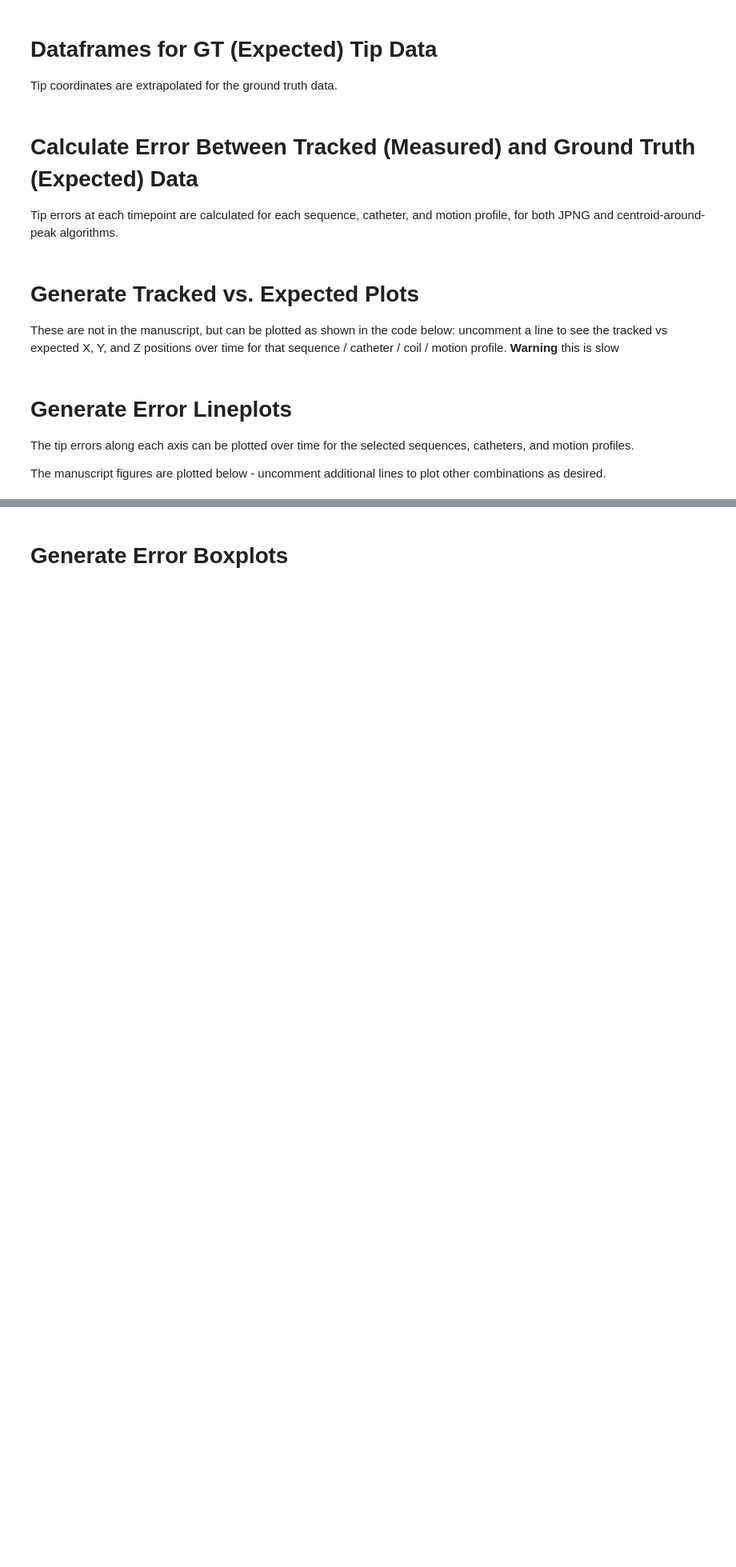
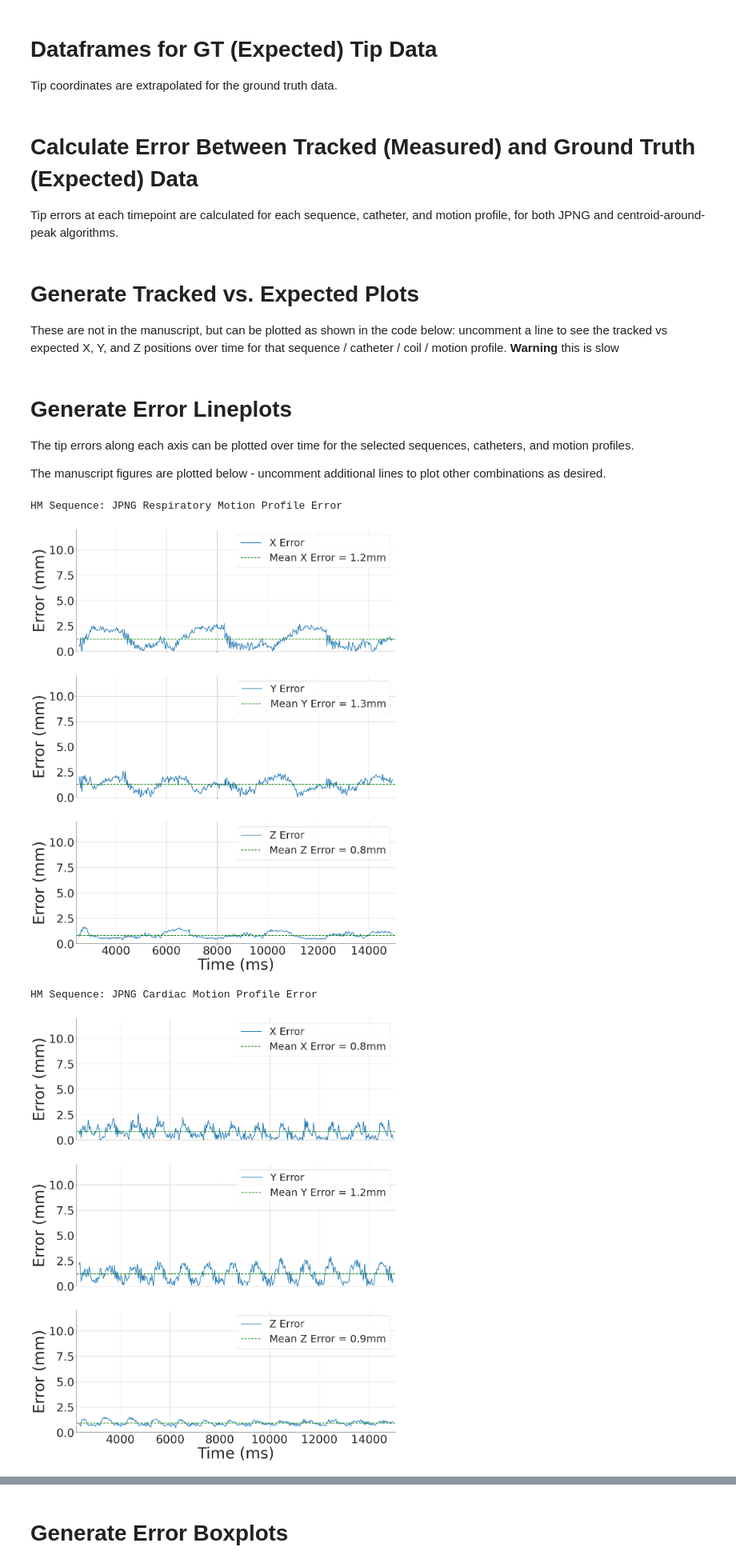
Before and after one commit to WrightGroupSRI/mr-tracking-analysis, a Jupyter notebook: Dynamic_Tracking/dynamic_tracking_analysis.ipynb, the cells around one changed output, grey strips where cells are left out. Shown at 80% size. Saved outputs shown, nothing was run; the diff lists cells and outputs as text; code cells hidden in the pictures; blank space fills up the shorter version.

```diff
--- a/Dynamic_Tracking/dynamic_tracking_analysis.ipynb
+++ b/Dynamic_Tracking/dynamic_tracking_analysis.ipynb
@@ -625,12 +631,12 @@ The manuscript figures are plotted below - uncomment additional lines to plot ot
 
 # plot_motion_error(FH512_2_jpng_7_299_resp, FH512_2_jpng_7_expected_299_resp,     start_idx[1][0][sequences[0]], comparison_plot_paths[1])
 # plot_motion_error(FH512_2_jpng_6_299_resp, FH512_2_jpng_6_expected_299_resp,     start_idx[1][0][sequences[0]], comparison_plot_paths[1])
-print("HM Sequence: Respiratory Motion Profile Error")
-plot_motion_error(FH512_2_jpng_tip_299_resp, FH512_2_jpng_tip_expected_299_resp, start_idx[1][0][sequences[0]], comparison_plot_paths[1])
+print("HM Sequence: JPNG Respiratory Motion Profile Error")
+plot_motion_error(FH512_2_jpng_tip_299_resp, FH512_2_jpng_tip_expected_299_resp, start_idx[1][0][sequences[0]], comparison_plot_paths[1], suffix='_JPNG')
 # plot_motion_error(FH512_2_jpng_7_299_card, FH512_2_jpng_7_expected_299_card,     start_idx[1][1][sequences[0]], comparison_plot_paths[1])
 # plot_motion_error(FH512_2_jpng_6_299_card, FH512_2_jpng_6_expected_299_card,     start_idx[1][1][sequences[0]], comparison_plot_paths[1])
-print("HM Sequence: Cardiac Motion Profile Error")
-plot_motion_error(FH512_2_jpng_tip_299_card, FH512_2_jpng_tip_expected_299_card, start_idx[1][1][sequences[0]], comparison_plot_paths[1])
+print("HM Sequence: JPNG Cardiac Motion Profile Error")
+plot_motion_error(FH512_2_jpng_tip_299_card, FH512_2_jpng_tip_expected_299_card, start_idx[1][1][sequences[0]], comparison_plot_paths[1], suffix='_JPNG')
 
 # plot_motion_error(FH512_2_jpng_7_306_resp, FH512_2_jpng_7_expected_306_resp,     start_idx[2][0][sequences[0]], comparison_plot_paths[2])
 # plot_motion_error(FH512_2_jpng_6_306_resp, FH512_2_jpng_6_expected_306_resp,     start_idx[2][0][sequences[0]], comparison_plot_paths[2])
@@ -647,12 +653,14 @@ plot_motion_error(FH512_2_jpng_tip_299_card, FH512_2_jpng_tip_expected_299_card,
 # plot_motion_error(FH512_2_cap_6_231_card, FH512_2_cap_6_expected_231_card,     start_idx[0][1][sequences[0]], comparison_plot_paths[0])
 # plot_motion_error(FH512_2_cap_tip_231_card, FH512_2_cap_tip_expected_231_card, start_idx[0][1][sequences[0]], comparison_plot_paths[0])
 
+print("HM Sequence: CAP Respiratory Motion Profile Error")
 # plot_motion_error(FH512_2_cap_7_299_resp, FH512_2_cap_7_expected_299_resp,     start_idx[1][0][sequences[0]], comparison_plot_paths[1])
 # plot_motion_error(FH512_2_cap_6_299_resp, FH512_2_cap_6_expected_299_resp,     start_idx[1][0][sequences[0]], comparison_plot_paths[1])
-# plot_motion_error(FH512_2_cap_tip_299_resp, FH512_2_cap_tip_expected_299_resp, start_idx[1][0][sequences[0]], comparison_plot_paths[1])
+plot_motion_error(FH512_2_cap_tip_299_resp, FH512_2_cap_tip_expected_299_resp, start_idx[1][0][sequences[0]], comparison_plot_paths[1], suffix='_CAP')
 # plot_motion_error(FH512_2_cap_7_299_card, FH512_2_cap_7_expected_299_card,     start_idx[1][1][sequences[0]], comparison_plot_paths[1])
 # plot_motion_error(FH512_2_cap_6_299_card, FH512_2_cap_6_expected_299_card,     start_idx[1][1][sequences[0]], comparison_plot_paths[1])
-# plot_motion_error(FH512_2_cap_tip_299_card, FH512_2_cap_tip_expected_299_card, start_idx[1][1][sequences[0]], comparison_plot_paths[1])
+print("HM Sequence: CAP Cardiac Motion Profile Error")
+plot_motion_error(FH512_2_cap_tip_299_card, FH512_2_cap_tip_expected_299_card, start_idx[1][1][sequences[0]], comparison_plot_paths[1], suffix='_CAP')
 
 # plot_motion_error(FH512_2_cap_7_306_resp, FH512_2_cap_7_expected_306_resp,     start_idx[2][0][sequences[0]], comparison_plot_paths[2])
 # plot_motion_error(FH512_2_cap_6_306_resp, FH512_2_cap_6_expected_306_resp,     start_idx[2][0][sequences[0]], comparison_plot_paths[2])
@@ -671,38 +679,43 @@ plot_motion_error(FH512_2_jpng_tip_299_card, FH512_2_jpng_tip_expected_299_card,
 
 # plot_motion_error(SRI_2_jpng_7_299_resp, SRI_2_jpng_7_expected_299_resp,     start_idx[1][0][sequences[1]], comparison_plot_paths[1])
 # plot_motion_error(SRI_2_jpng_6_299_resp, SRI_2_jpng_6_expected_299_resp,     start_idx[1][0][sequences[1]], comparison_plot_paths[1])
-print("3P Sequence: Respiratory Motion Profile Error")
-plot_motion_error(SRI_2_jpng_tip_299_resp, SRI_2_jpng_tip_expected_299_resp, start_idx[1][0][sequences[1]], comparison_plot_paths[1])
+#print("3P Sequence: Respiratory Motion Profile Error")
+#plot_motion_error(SRI_2_jpng_tip_299_resp, SRI_2_jpng_tip_expected_299_resp, start_idx[1][0][sequences[1]], comparison_plot_paths[1])
 # plot_motion_error(SRI_2_jpng_7_299_card, SRI_2_jpng_7_expected_299_card,     start_idx[1][1][sequences[1]], comparison_plot_paths[1])
 # plot_motion_error(SRI_2_jpng_6_299_card, SRI_2_jpng_6_expected_299_card,     start_idx[1][1][sequences[1]], comparison_plot_paths[1])
-print("3P Sequence: Cardiac Motion Profile Error")
-plot_motion_error(SRI_2_jpng_tip_299_card, SRI_2_jpng_tip_expected_299_card, start_idx[1][1][sequences[1]], comparison_plot_paths[1])
+#print("3P Sequence: Cardiac Motion Profile Error")
+#plot_motion_error(SRI_2_jpng_tip_299_card, SRI_2_jpng_tip_expected_299_card, start_idx[1][1][sequences[1]], comparison_plot_paths[1])
 
 # plot_motion_error(SRI_2_jpng_7_306_resp, SRI_2_jpng_7_expected_306_resp,     start_idx[2][0][sequences[1]], comparison_plot_paths[2])
 # plot_motion_error(SRI_2_jpng_6_306_resp, SRI_2_jpng_6_expected_306_resp,     start_idx[2][0][sequences[1]], comparison_plot_paths[2])
 # plot_motion_error(SRI_2_jpng_tip_306_resp, SRI_2_jpng_tip_expected_306_resp, start_idx[2][0][sequences[1]], comparison_plot_paths[2])
 # plot_motion_error(SRI_2_jpng_7_306_card, SRI_2_jpng_7_expected_306_card,     start_idx[2][1][sequences[1]], comparison_plot_paths[2])
 # plot_motion_error(SRI_2_jpng_6_306_card, SRI_2_jpng_6_expected_306_card,     start_idx[2][1][sequences[1]], comparison_plot_paths[2])
 # plot_motion_error(SRI_2_jpng_tip_306_card, SRI_2_jpng_tip_expected_306_card, start_idx[2][1][sequences[1]], comparison_plot_paths[2])
 
 # # Sequence 2: Conventional - CAP
 # plot_motion_error(SRI_2_cap_7_231_resp, SRI_2_cap_7_expected_231_resp,     start_idx[0][0][sequences[1]], comparison_plot_paths[0])
 # plot_motion_error(SRI_2_cap_6_231_resp, SRI_2_cap_6_expected_231_resp,     start_idx[0][0][sequences[1]], comparison_plot_paths[0])
 # plot_motion_error(SRI_2_cap_tip_231_resp, SRI_2_cap_tip_expected_231_resp, start_idx[0][0][sequences[1]], comparison_plot_paths[0])
 # plot_motion_error(SRI_2_cap_7_231_card, SRI_2_cap_7_expected_231_card,     start_idx[0][1][sequences[1]], comparison_plot_paths[0])
 # plot_motion_error(SRI_2_cap_6_231_card, SRI_2_cap_6_expected_231_card,     start_idx[0][1][sequences[1]], comparison_plot_paths[0])
 # plot_motion_error(SRI_2_cap_tip_231_card, SRI_2_cap_tip_expected_231_card, start_idx[0][1][sequences[1]], comparison_plot_paths[0])
 
 # plot_motion_error(SRI_2_cap_7_299_resp, SRI_2_cap_7_expected_299_resp,     start_idx[1][0][sequences[1]], comparison_plot_paths[1])
 # plot_motion_error(SRI_2_cap_6_299_resp, SRI_2_cap_6_expected_299_resp,     start_idx[1][0][sequences[1]], comparison_plot_paths[1])
 # plot_motion_error(SRI_2_cap_tip_299_resp, SRI_2_cap_tip_expected_299_resp, start_idx[1][0][sequences[1]], comparison_plot_paths[1])
 # plot_motion_error(SRI_2_cap_7_299_card, SRI_2_cap_7_expected_299_card,     start_idx[1][1][sequences[1]], comparison_plot_paths[1])
 # plot_motion_error(SRI_2_cap_6_299_card, SRI_2_cap_6_expected_299_card,     start_idx[1][1][sequences[1]], comparison_plot_paths[1])
 # plot_motion_error(SRI_2_cap_tip_299_card, SRI_2_cap_tip_expected_299_card, start_idx[1][1][sequences[1]], comparison_plot_paths[1])
 
 # plot_motion_error(SRI_2_cap_7_306_resp, SRI_2_cap_7_expected_306_resp,     start_idx[2][0][sequences[1]], comparison_plot_paths[2])
 # plot_motion_error(SRI_2_cap_6_306_resp, SRI_2_cap_6_expected_306_resp,     start_idx[2][0][sequences[1]], comparison_plot_paths[2])
 # plot_motion_error(SRI_2_cap_tip_306_resp, SRI_2_cap_tip_expected_306_resp, start_idx[2][0][sequences[1]], comparison_plot_paths[2])
 # plot_motion_error(SRI_2_cap_7_306_card, SRI_2_cap_7_expected_306_card,     start_idx[2][1][sequences[1]], comparison_plot_paths[2])
 # plot_motion_error(SRI_2_cap_6_306_card, SRI_2_cap_6_expected_306_card,     start_idx[2][1][sequences[1]], comparison_plot_paths[2])
 # plot_motion_error(SRI_2_cap_tip_306_card, SRI_2_cap_tip_expected_306_card, start_idx[2][1][sequences[1]], comparison_plot_paths[2])
+# %% [output]
+HM Sequence: JPNG Respiratory Motion Profile Error
+[figure, added]
+HM Sequence: JPNG Cardiac Motion Profile Error
+[figure, added]
```
Also changed, not shown: parts of 9 cells of this notebook, 2 other files.
